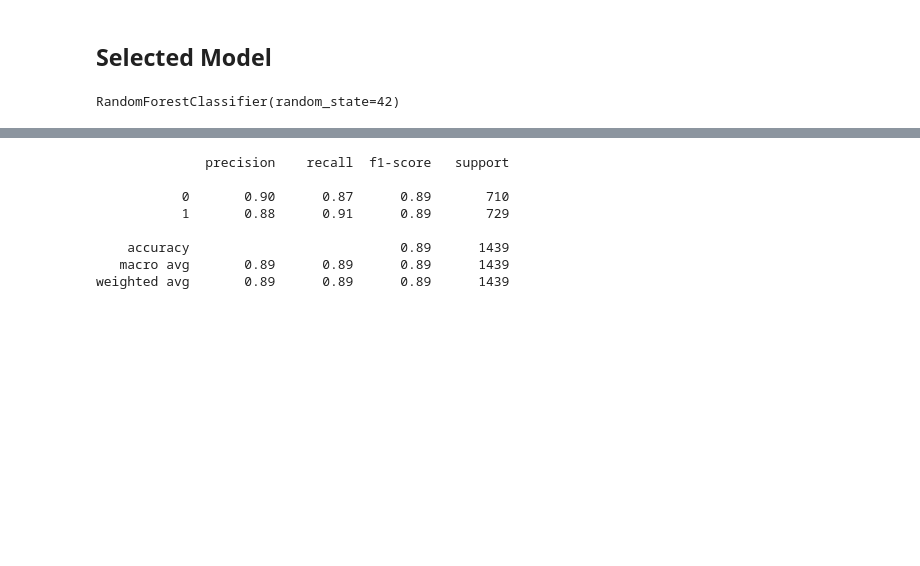
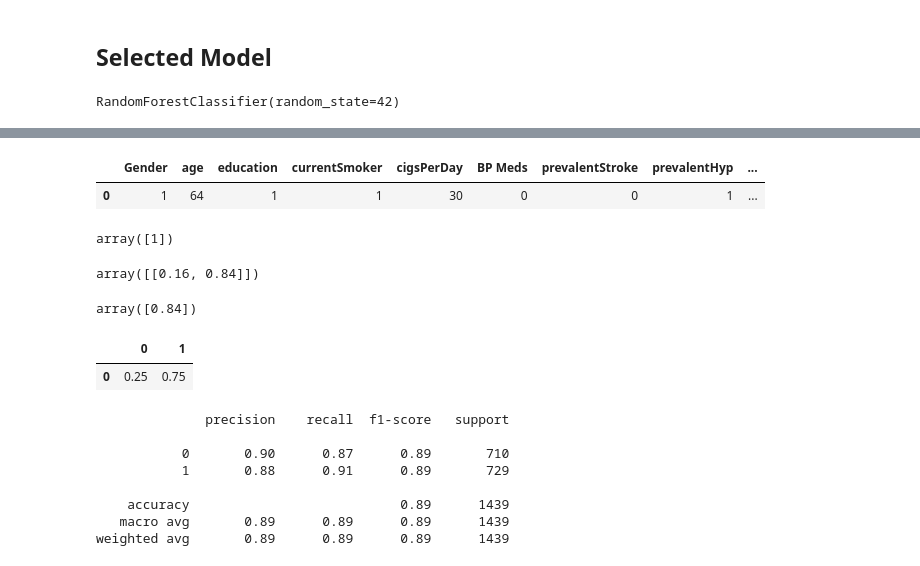
Before and after one commit to anirudhsardiwal/heart-attack-prediction-app, a Jupyter notebook: Heart-attack-prediction-model.ipynb, the cells around one changed output, grey strips where cells are left out. Saved outputs shown, nothing was run; the diff lists cells and outputs as text; code cells hidden in the pictures; blank space fills up the shorter version.

```diff
--- a/Heart-attack-prediction-model.ipynb
+++ b/Heart-attack-prediction-model.ipynb
@@ -349,0 +425,2 @@ RandomForestClassifier(random_state=42)
+# %%
+input_row = X_train_orig.iloc[3,:]
@@ -349,0 +458,2 @@ RandomForestClassifier(random_state=42)
+# %%
+input_dict = input_row.to_dict()
@@ -349,0 +478,7 @@ RandomForestClassifier(random_state=42)
+# %%
+input_df = pd.DataFrame(input_dict, index=[0])
+# %%
+input_df
+# %% [output]
+|  | Gender | age | education | currentSmoker | cigsPerDay | BP Meds | prevalentStroke | prevalentHyp | ... |
+| 0 | 1 | 64 | 1 | 1 | 30 | 0 | 0 | 1 | ... |
@@ -349,0 +487,4 @@ RandomForestClassifier(random_state=42)
+# %%
+single_prediction
+# %% [output]
+array([1])
@@ -349,0 +493,8 @@ RandomForestClassifier(random_state=42)
+# %%
+predict_proba
+# %% [output]
+array([[0.16, 0.84]])
+# %%
+predict_proba[0][single_prediction]
+# %% [output]
+array([0.84])
@@ -350,3 +503,8 @@ RandomForestClassifier(random_state=42)
+# %%
+df_pred
+# %% [output]
+|  | 0 | 1 |
+| 0 | 0.25 | 0.75 |
 # %%
 y_pred = model_rf.predict(X_test)
 # %%
```
Also changed, not shown: parts of 23 cells of this notebook, 3 other files.
